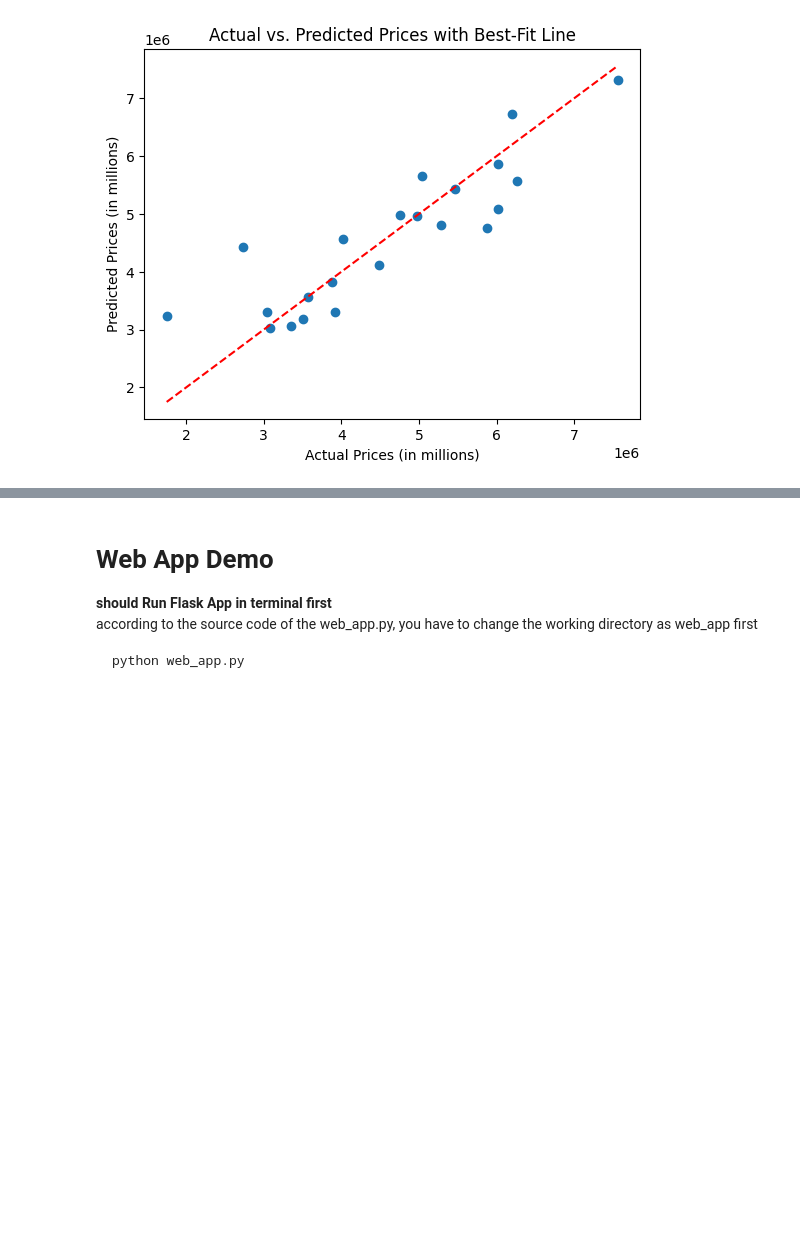
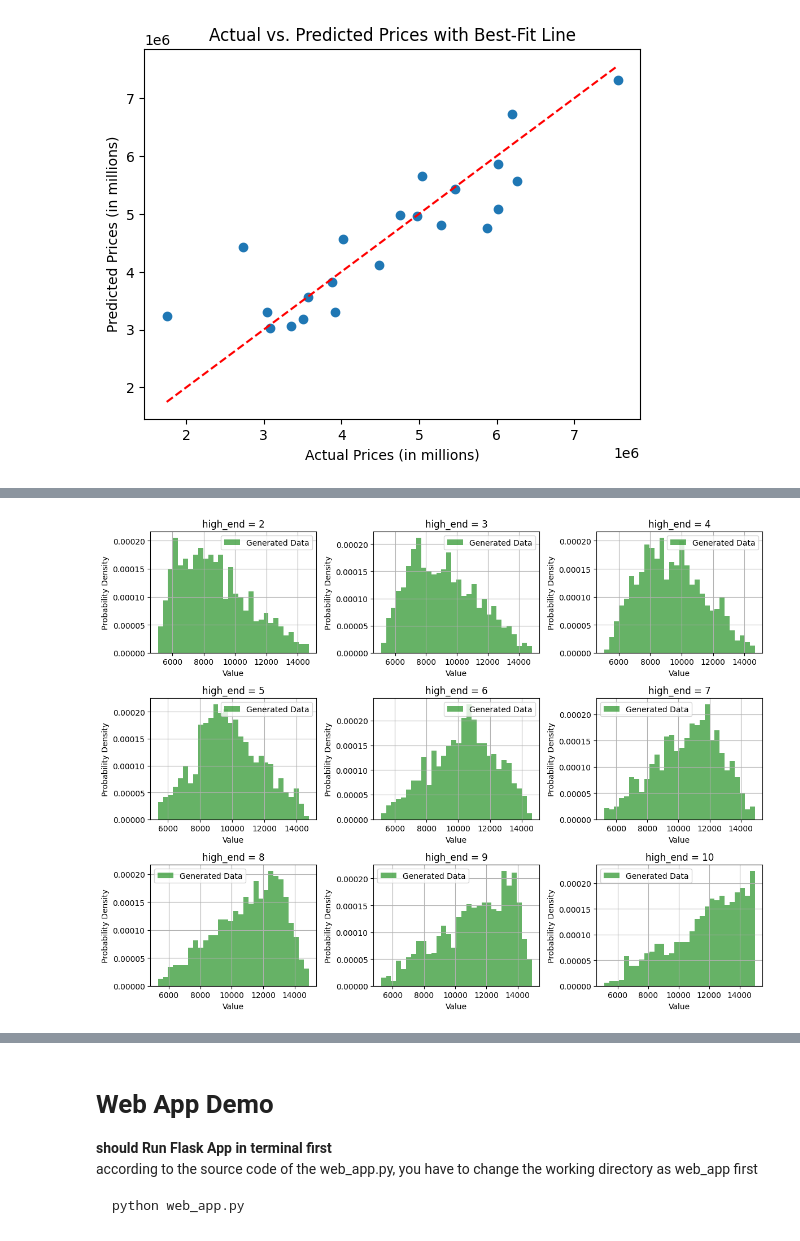
Before and after one commit to liam-hsieh/phys243-project, a Jupyter notebook: project.ipynb, the cells around one changed output, grey strips where cells are left out. Saved outputs shown, nothing was run; the diff lists cells and outputs as text; code cells hidden in the pictures; blank space fills up the shorter version.

Commit message:
only one notebook

```diff
--- a/project.ipynb
+++ b/project.ipynb
@@ -387,0 +425,29 @@ R-squared: 0.8729823612331759
+# %%
+import matplotlib.pyplot as plt
+from web_app.utility import rv_generator
+
+def illustrate_samples(samples):
+    plt.hist(samples, bins=30, density=True, alpha=0.6, color='g', label='Generated Data')
+    plt.xlabel('Value')
+    plt.ylabel('Probability Density')
+    plt.title('Histogram of Generated Random Variables')
+    plt.legend()
+    plt.grid(True)
+
+plt.figure(figsize=(12, 9))  # Adjust the figure size as needed
+
+# example parameters for illustration only
+low_cost=5000
+high_cost=15000
+num=1000
+
+for high_end in range(2, 11):
+    samples = rv_generator(low_cost, high_cost, high_end, num)
+    plt.subplot(3, 3, high_end - 1)  # 3 rows, 3 columns of subplots
+    illustrate_samples(samples)
+    plt.title(f'high_end = {high_end}')
+
+plt.tight_layout()
+plt.show()
+# %% [output]
+[figure, added]
```
Also changed, not shown: parts of 6 cells of this notebook, 2 other files.
